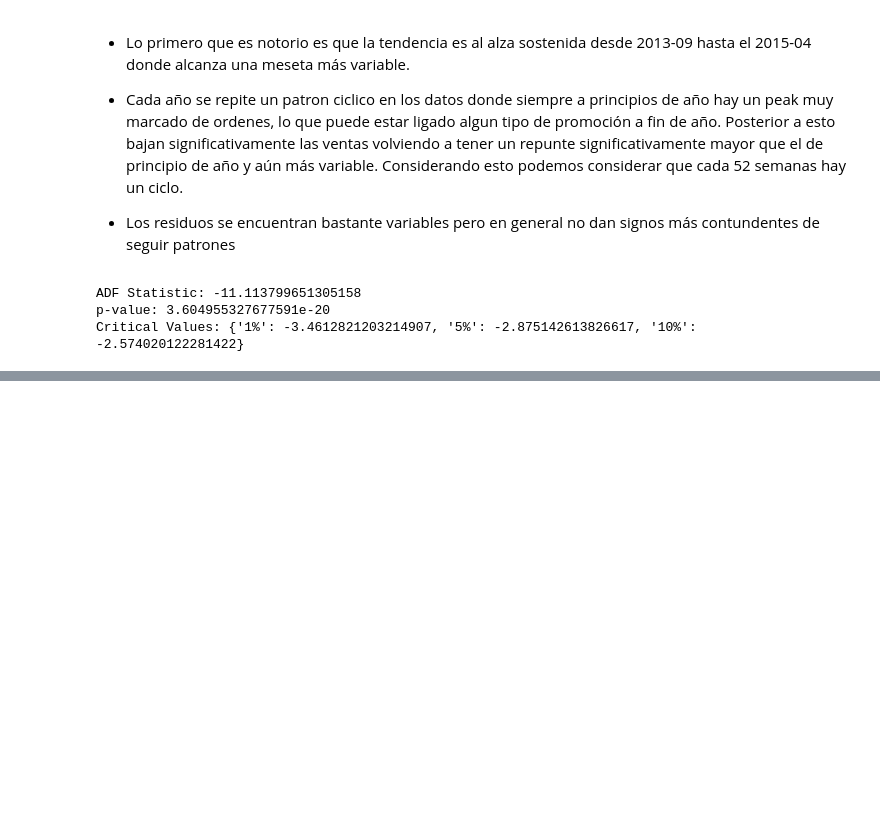
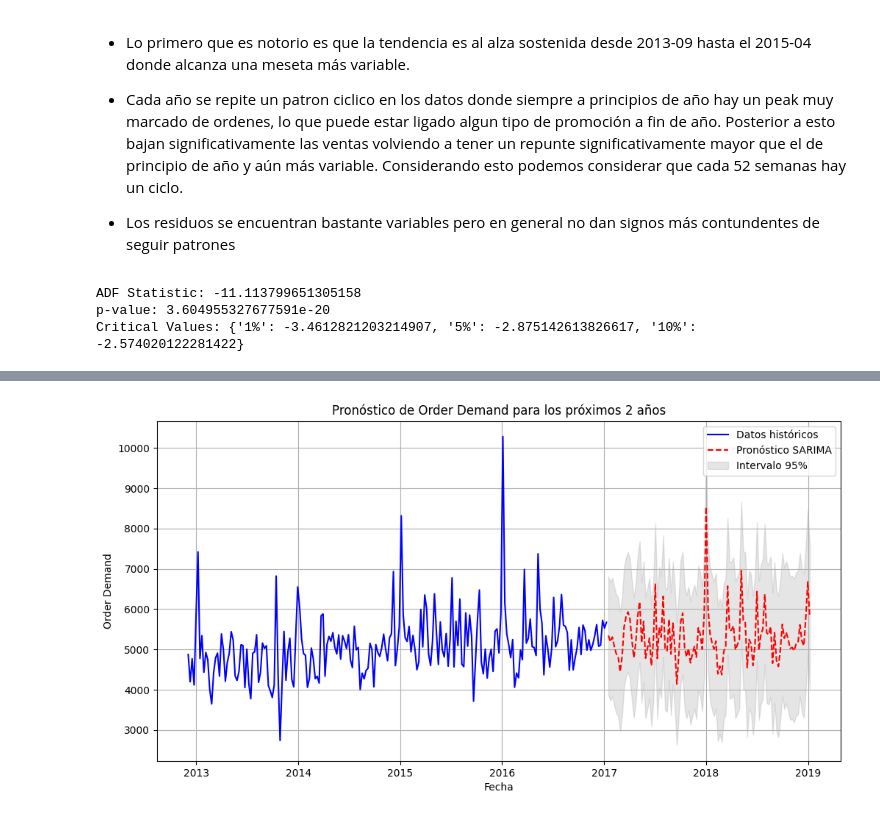
Before and after one commit to LLAES07/Forecasting-SARIMA, a Jupyter notebook: Notebooks/proyect.ipynb, the cells around one changed output, grey strips where cells are left out. Cells and saved outputs as stored; diff of their text form; code cells hidden in the pictures; blank space fills up the shorter version.

```diff
--- a/Notebooks/proyect.ipynb
+++ b/Notebooks/proyect.ipynb
@@ -296,0 +412,64 @@ plt.show()
+# %%
+# Pronosticar 104 pasos (semanas) hacia el futuro
+n_pronostico = 104  # 2 años = 52 semanas/año * 2
+pronostico = results.get_forecast(steps=n_pronostico)
+
+# Obtener intervalos de confianza y valores predichos
+pronostico_medio = pronostico.predicted_mean
+pronostico_intervalo = pronostico.conf_int()
+
+
+# Obtener la última fecha del conjunto de datos original
+ultima_fecha = y.index[-1]
+
+# Generar rango de fechas futuras (semanal, empezando desde la última fecha + 1 semana)
+fechas_futuras = pd.date_range(
+    start=ultima_fecha + pd.Timedelta(weeks=1),  # Evita solapamiento con el último dato
+    periods=n_pronostico,
+    freq='W-MON'  # Misma frecuencia que el resampleo original (ej: semanas que empiezan en lunes)
+)
+
+# Asignar fechas al pronóstico
+pronostico_medio.index = fechas_futuras
+pronostico_intervalo.index = fechas_futuras
+
+
+
+plt.figure(figsize=(12, 6))
+
+# Graficar datos históricos
+plt.plot(y, label='Datos históricos', color='blue')
+
+# Graficar pronóstico
+plt.plot(pronostico_medio, label='Pronóstico SARIMA', color='red', linestyle='--')
+
+# Rellenar intervalo de confianza
+plt.fill_between(
+    pronostico_intervalo.index,
+    pronostico_intervalo.iloc[:, 0],
+    pronostico_intervalo.iloc[:, 1],
+    color='gray',
+    alpha=0.2,
+    label='Intervalo 95%'
+)
+
+plt.title('Pronóstico de Order Demand para los próximos 2 años')
+plt.xlabel('Fecha')
+plt.ylabel('Order Demand')
+plt.legend()
+plt.grid(True)
+plt.show()
+
+
+# Crear DataFrame con el pronóstico
+df_pronostico = pd.DataFrame({
+    'Fecha': fechas_futuras,
+    'Pronostico': pronostico_medio,
+    'Limite_Inferior': pronostico_intervalo.iloc[:, 0],
+    'Limite_Superior': pronostico_intervalo.iloc[:, 1]
+}).set_index('Fecha')
+
+# Guardar en CSV
+df_pronostico.to_csv('pronostico_sarima_2años.csv')
+# %% [output]
+[figure, added]
```
Also changed, not shown: parts of 9 cells of this notebook, 1 other file.
